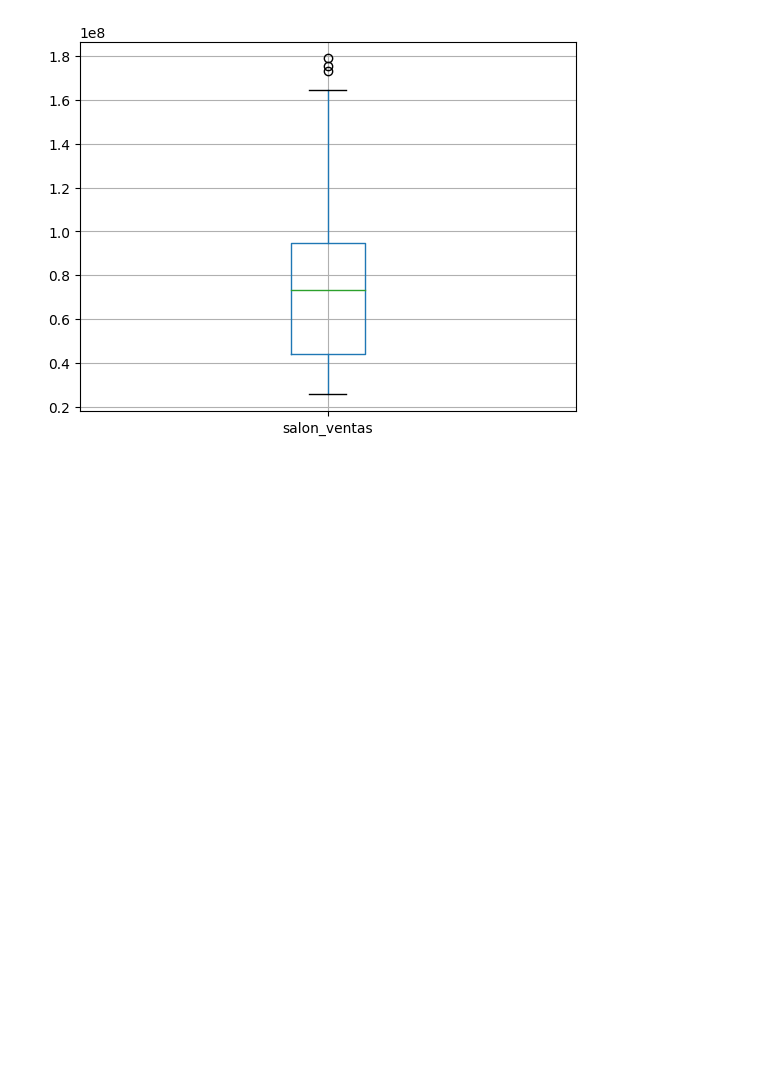
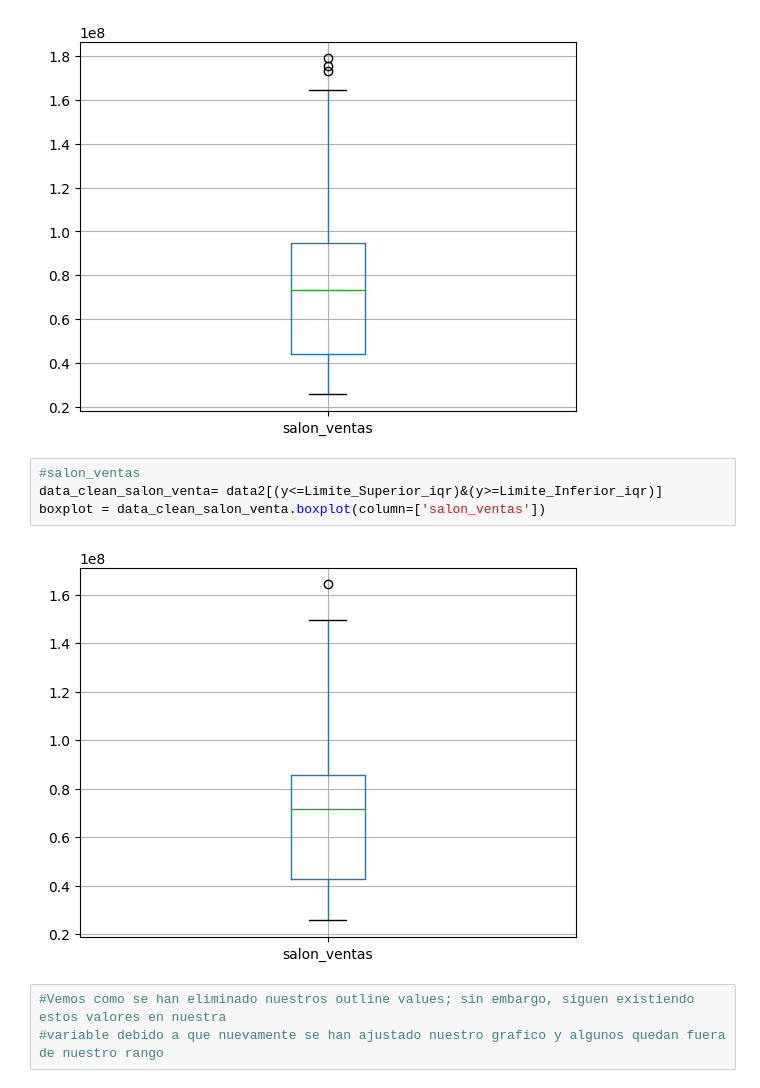
Before and after one commit to Ick3r/Actividad_3, a Jupyter notebook: Outliers.ipynb, the cells around one changed output. Cells and saved outputs as stored; diff of their text form; blank space fills up the shorter version.

Commit message:
Eliminamos datos atipicos de 'salon_ventas'

```diff
--- a/Outliers.ipynb
+++ b/Outliers.ipynb
@@ -347,3 +347,12 @@ Limite inferior permitido -32001350.254999995
 boxplot = data2.boxplot(column=['salon_ventas'])
 # %% [output]
 [figure]
+# %%
+#salon_ventas
+data_clean_salon_venta= data2[(y<=Limite_Superior_iqr)&(y>=Limite_Inferior_iqr)]
+boxplot = data_clean_salon_venta.boxplot(column=['salon_ventas'])
+# %% [output]
+[figure, added]
+# %%
+#Vemos como se han eliminado nuestros outline values; sin embargo, siguen existiendo estos valores en nuestra
+#variable debido a que nuevamente se han ajustado nuestro grafico y algunos quedan fuera de nuestro rango
```
